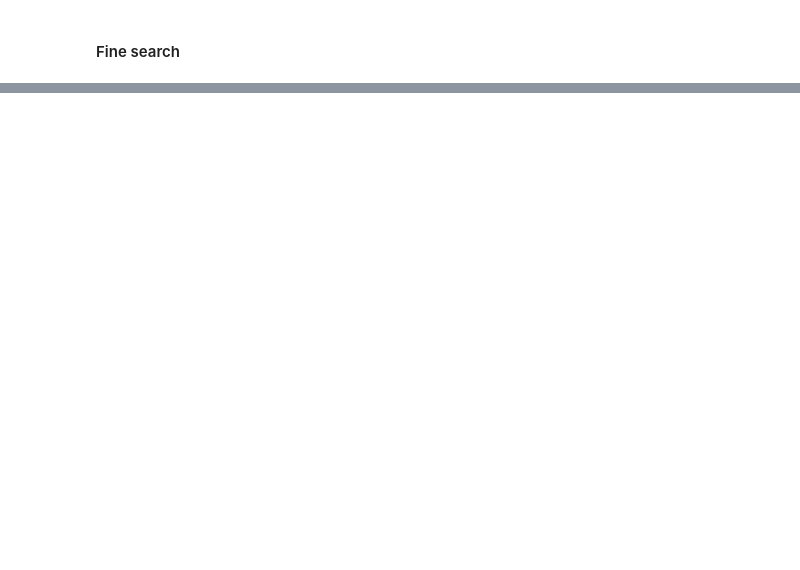
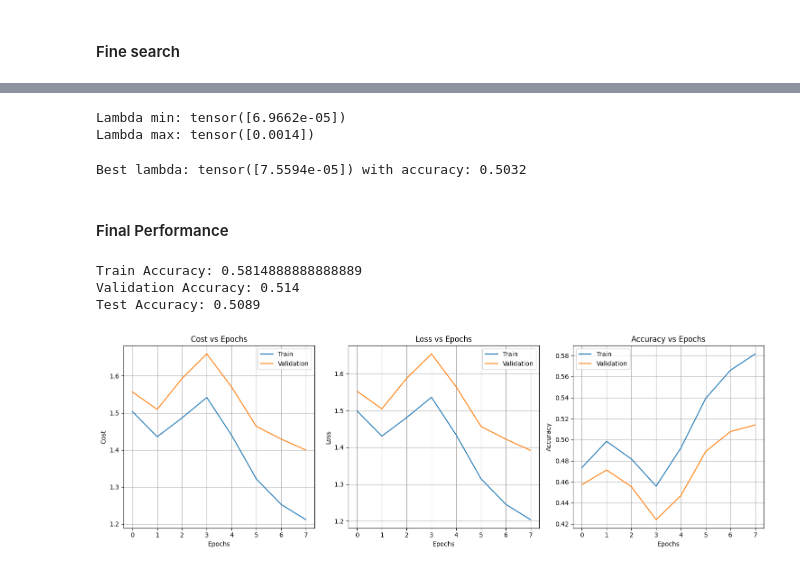
Before and after one commit to ttperr/DD2424-DL-KTH, a Jupyter notebook: Assignment2/Assignment2.ipynb, the cells around one changed output, grey strips where cells are left out. Cells and saved outputs as stored; diff of their text form; code cells hidden in the pictures; blank space fills up the shorter version.

```diff
--- a/Assignment2/Assignment2.ipynb
+++ b/Assignment2/Assignment2.ipynb
@@ -549,0 +548,37 @@ Lambda: 0.005269, Accuracy: 0.4992
+# %%
+# Get the l_min and l_max from the 5 best lambdas
+lambda_min = min(lambdas[:5])
+lambda_max = max(lambdas[:5])
+print('Lambda min:', lambda_min)
+print('Lambda max:', lambda_max)
+l_min = math.log10(lambda_min)
+l_max = math.log10(lambda_max)
+
+accuracies, lambdas = random_search(20, 6, 100, l_min, l_max)
+# Save the accuracies and lambdas in a file
+torch.save(accuracies, 'accuracies_fine_fine.pth')
+torch.save(lambdas, 'lambdas_fine_fine.pth')
+# Best lambda
+best_lambda = lambdas[np.argmax(accuracies)]
+print('Best lambda:', best_lambda, 'with accuracy:', max(accuracies))
+# %% [output]
+Lambda min: tensor([6.9662e-05])
+Lambda max: tensor([0.0014])
+Best lambda: tensor([7.5594e-05]) with accuracy: 0.5032
+# %% [markdown]
+#### Final Performance
+# %%
+classifier = Classifier(X_train, X_val, X_test, Y_train,
+                        Y_val, Y_test, y_train, y_val, y_test, eta=None, lambda_=best_lambda)
+classifier.preprocess()
+classifier.initialize_weights(hidden_size=50)
+n_batch = math.ceil(X_train.shape[1] / 100)
+n_s = 2 * math.floor(X_train.shape[1] / n_batch)
+classifier.mini_batch_gd_cyclic(batch_size=100, n_s=n_s, n_cycles=8)
+# %%
+classifier.plot_costs_acc()
+# %% [output]
+Train Accuracy: 0.5814888888888889
+Validation Accuracy: 0.514
+Test Accuracy: 0.5089
+[figure, added]
```
Also changed, not shown: parts of 9 cells of this notebook, 6 other files.
